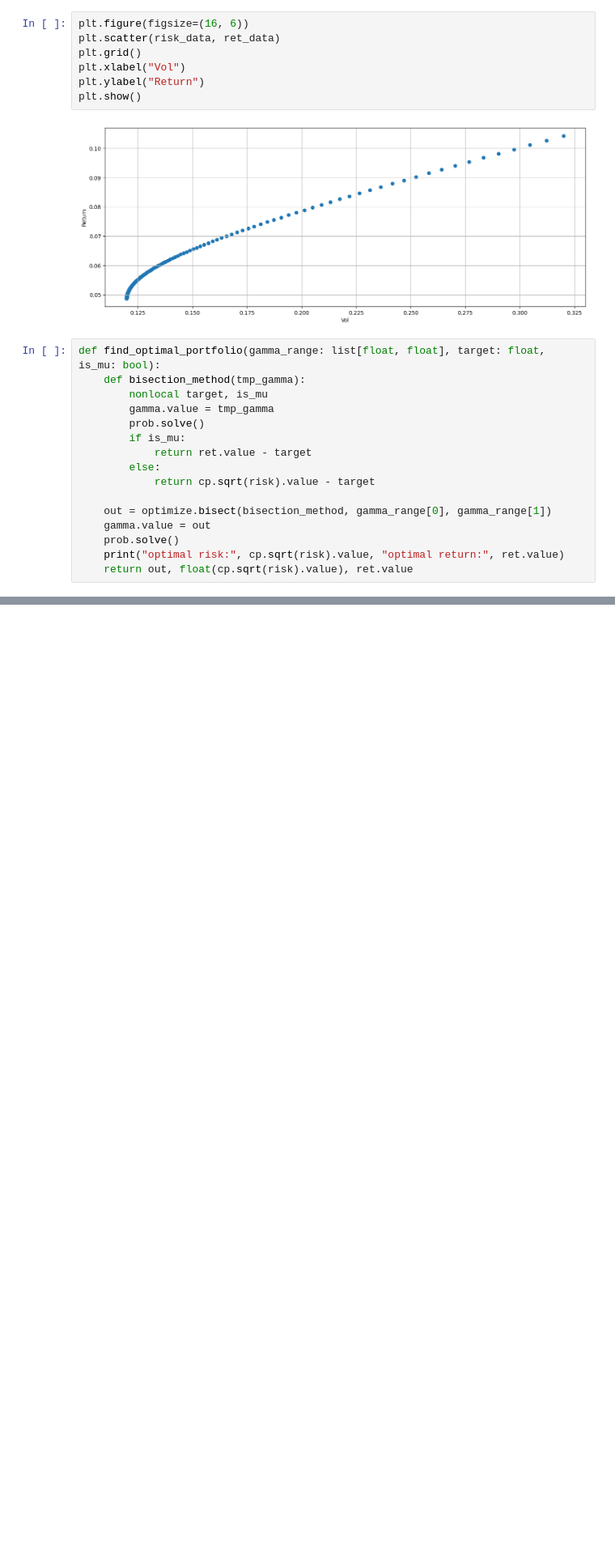
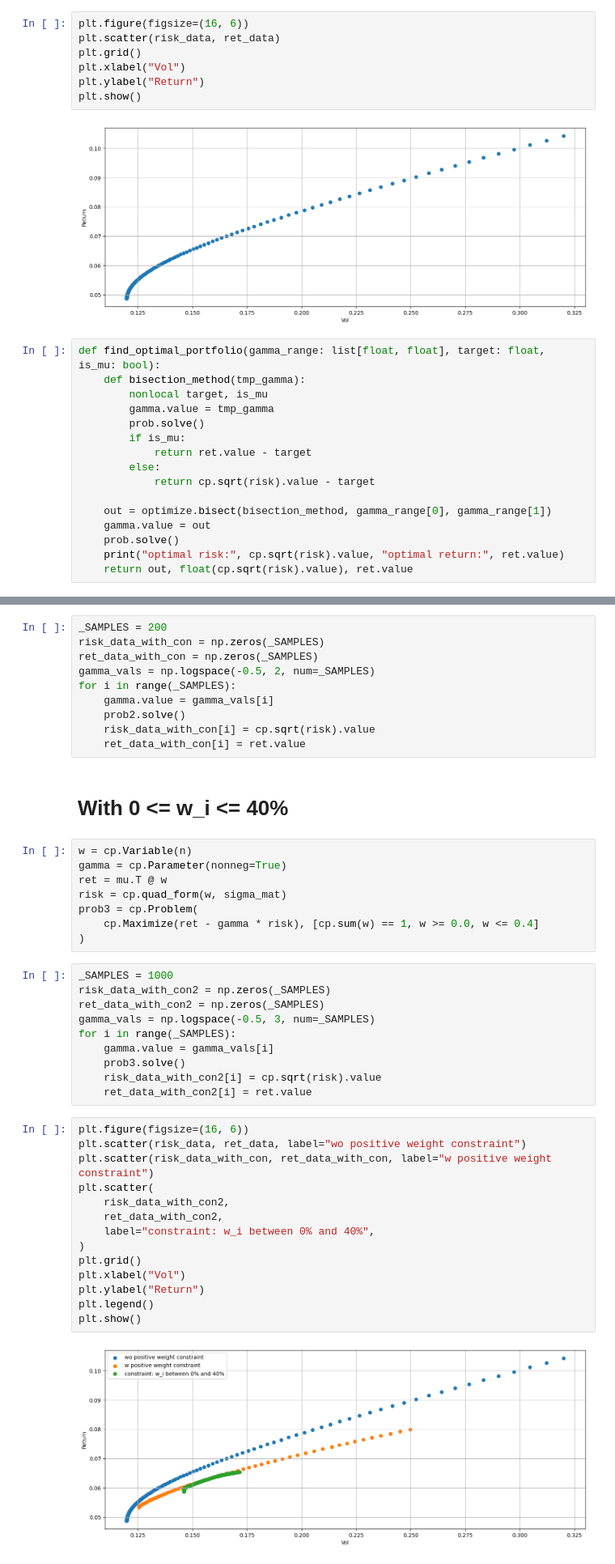
Before and after one commit to Kamin-At/portfolio_optimization, a Jupyter notebook: simple_markowitz.ipynb, the cells around one changed output, grey strips where cells are left out. Shown at 81% size. Saved outputs shown, nothing was run; the diff lists cells and outputs as text; blank space fills up the shorter version.

Commit message:
add some weight constraints

```diff
--- a/simple_markowitz.ipynb
+++ b/simple_markowitz.ipynb
@@ -76,0 +85,46 @@ optimal risk: 0.2510028903823567 optimal return: 0.08999999999995961
+# %%
+_SAMPLES = 200
+risk_data_with_con = np.zeros(_SAMPLES)
+ret_data_with_con = np.zeros(_SAMPLES)
+gamma_vals = np.logspace(-0.5, 2, num=_SAMPLES)
+for i in range(_SAMPLES):
+    gamma.value = gamma_vals[i]
+    prob2.solve()
+    risk_data_with_con[i] = cp.sqrt(risk).value
+    ret_data_with_con[i] = ret.value
+# %% [markdown]
+# With 0 <= w_i <= 40%
+# %%
+w = cp.Variable(n)
+gamma = cp.Parameter(nonneg=True)
+ret = mu.T @ w
+risk = cp.quad_form(w, sigma_mat)
+prob3 = cp.Problem(
+    cp.Maximize(ret - gamma * risk), [cp.sum(w) == 1, w >= 0.0, w <= 0.4]
+)
+# %%
+_SAMPLES = 1000
+risk_data_with_con2 = np.zeros(_SAMPLES)
+ret_data_with_con2 = np.zeros(_SAMPLES)
+gamma_vals = np.logspace(-0.5, 3, num=_SAMPLES)
+for i in range(_SAMPLES):
+    gamma.value = gamma_vals[i]
+    prob3.solve()
+    risk_data_with_con2[i] = cp.sqrt(risk).value
+    ret_data_with_con2[i] = ret.value
+# %%
+plt.figure(figsize=(16, 6))
+plt.scatter(risk_data, ret_data, label="wo positive weight constraint")
+plt.scatter(risk_data_with_con, ret_data_with_con, label="w positive weight constraint")
+plt.scatter(
+    risk_data_with_con2,
+    ret_data_with_con2,
+    label="constraint: w_i between 0% and 40%",
+)
+plt.grid()
+plt.xlabel("Vol")
+plt.ylabel("Return")
+plt.legend()
+plt.show()
+# %% [output]
+[figure, added]
```
Also changed, not shown: parts of 3 cells of this notebook.
